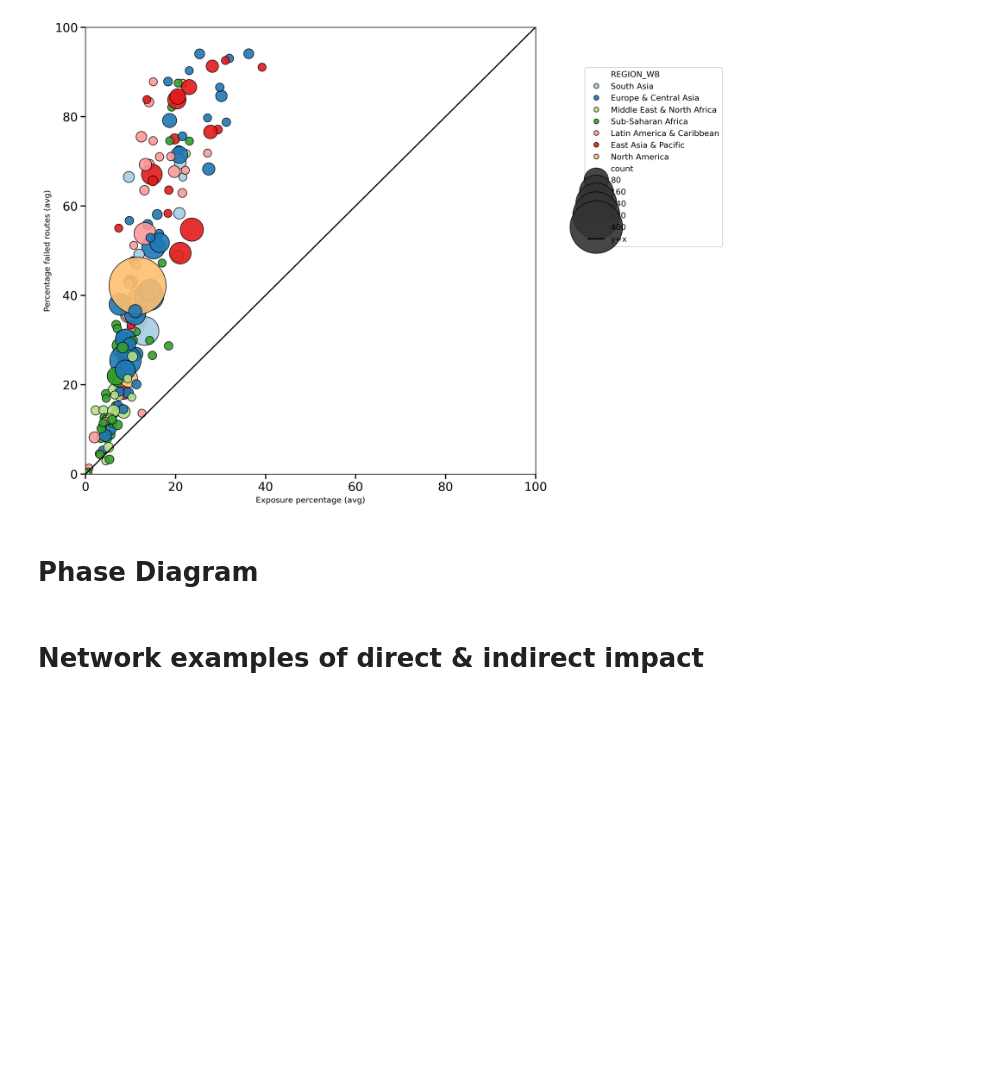
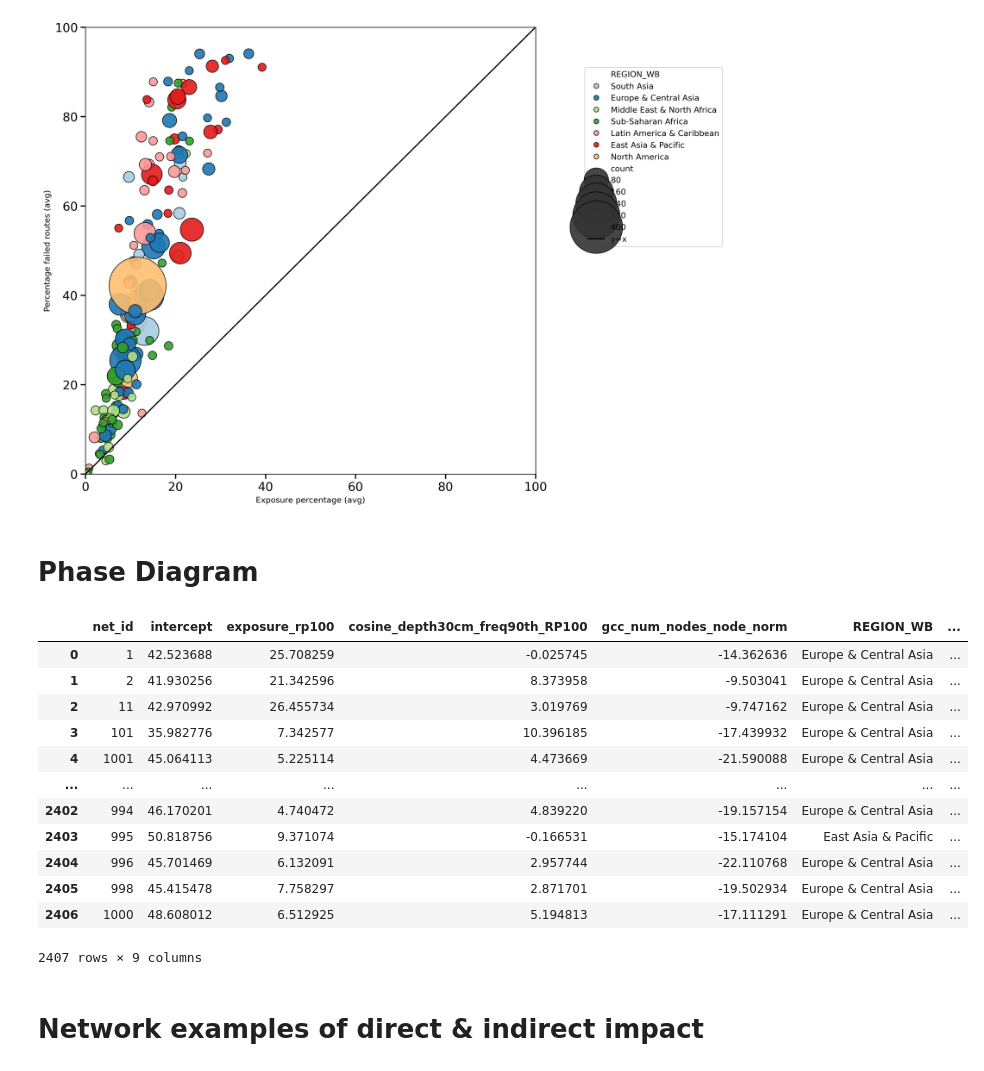
Before and after one commit to jesuslovesyiyi/Global-road-network-resilience, a Jupyter notebook: analysis/04_Visualization.ipynb, the cells around one changed output. Saved outputs shown, nothing was run; the diff lists cells and outputs as text; code cells hidden in the pictures; blank space fills up the shorter version.

Commit message:
update attach flood depth python

```diff
--- a/analysis/04_Visualization.ipynb
+++ b/analysis/04_Visualization.ipynb
@@ -31,7 +31,7 @@ from scipy.interpolate import BSpline
 # Set home directory
 home_dir = '/Users/yiyi/Library/CloudStorage/OneDrive-GeorgiaInstituteofTechnology/Research/Global road network resilience/01_data' # CURA
 home_dir = '/Users/yiyi/Library/CloudStorage/OneDrive-GeorgiaInstituteofTechnology(2)/Research/Global road network resilience/01_data' # SCARP
-# home_dir = '/Users/yiyi/Library/CloudStorage/OneDrive-GeorgiaInstituteofTechnology/Research/Global road network resilience/01_data' # Home
+home_dir = '/Users/yiyi/Library/CloudStorage/OneDrive-GeorgiaInstituteofTechnology/Research/Global road network resilience/01_data' # Home
 # %% [markdown]
 # Direct flood exposure
 # %%
@@ -412,3 +463,19 @@ fig.write_image('/Users/yiyi/Desktop/newplot.png',
+# %%
+parameters_country_merge
+# %% [output]
+|  | net_id | intercept | exposure_rp100 | cosine_depth30cm_freq90th_RP100 | gcc_num_nodes_node_norm | REGION_WB | ... |
+| 0 | 1 | 42.523688 | 25.708259 | -0.025745 | -14.362636 | Europe & Central Asia | ... |
+| 1 | 2 | 41.930256 | 21.342596 | 8.373958 | -9.503041 | Europe & Central Asia | ... |
+| 2 | 11 | 42.970992 | 26.455734 | 3.019769 | -9.747162 | Europe & Central Asia | ... |
+| 3 | 101 | 35.982776 | 7.342577 | 10.396185 | -17.439932 | Europe & Central Asia | ... |
+| 4 | 1001 | 45.064113 | 5.225114 | 4.473669 | -21.590088 | Europe & Central Asia | ... |
+| ... | ... | ... | ... | ... | ... | ... | ... |
+| 2402 | 994 | 46.170201 | 4.740472 | 4.839220 | -19.157154 | Europe & Central Asia | ... |
+| 2403 | 995 | 50.818756 | 9.371074 | -0.166531 | -15.174104 | East Asia & Pacific | ... |
+| 2404 | 996 | 45.701469 | 6.132091 | 2.957744 | -22.110768 | Europe & Central Asia | ... |
+| 2405 | 998 | 45.415478 | 7.758297 | 2.871701 | -19.502934 | Europe & Central Asia | ... |
+| 2406 | 1000 | 48.608012 | 6.512925 | 5.194813 | -17.111291 | Europe & Central Asia | ... |
+2407 rows × 9 columns
 # %% [markdown]
 # Network examples of direct & indirect impact
 # %%
```
Also changed, not shown: parts of 1 cell of this notebook, 2 other files.
